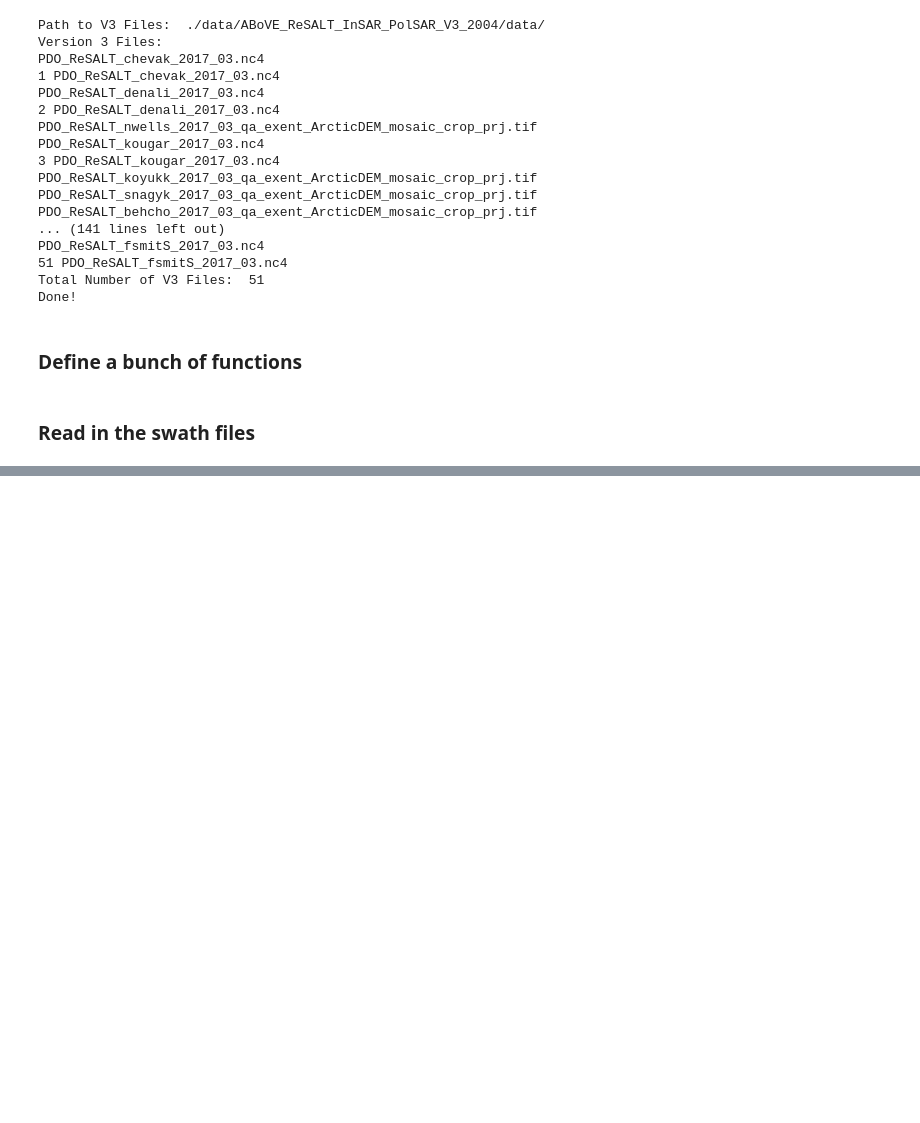
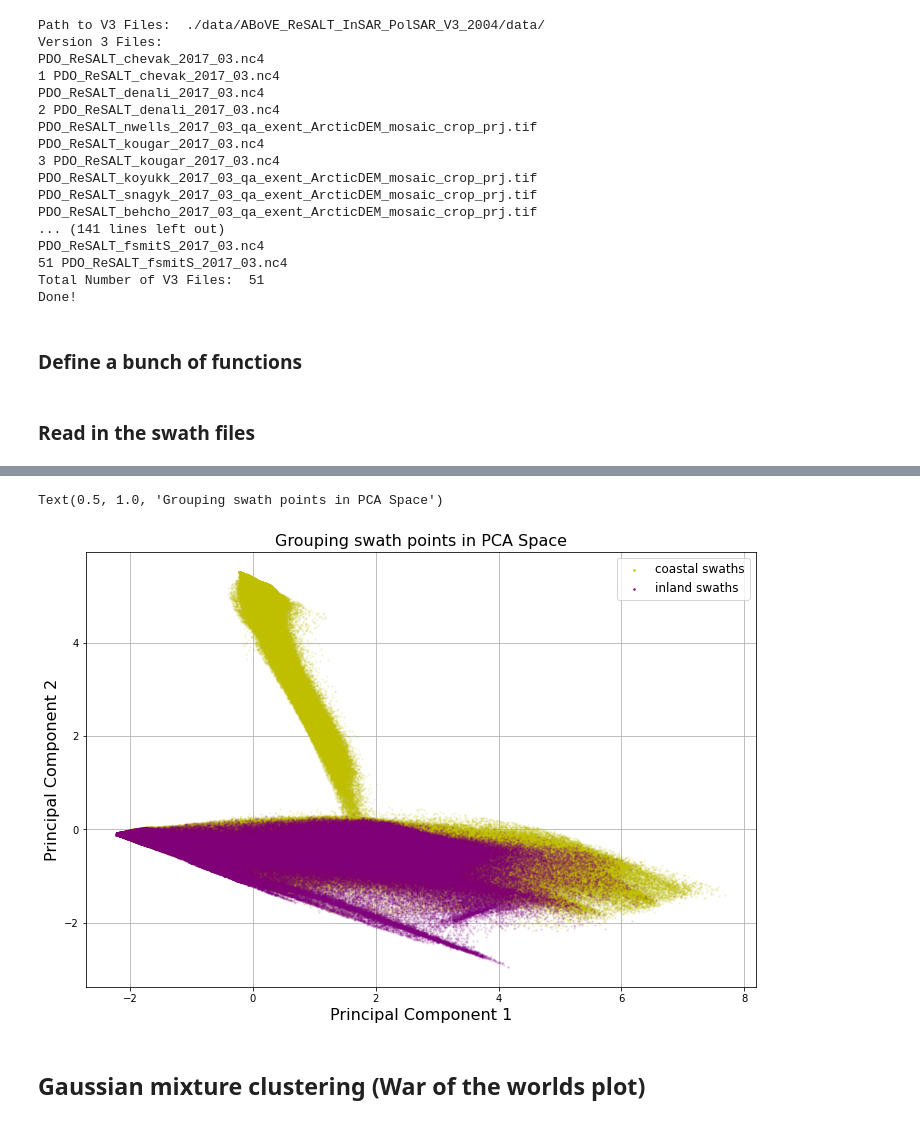
Before and after one commit to mmorphew/ess_224_project, a Jupyter notebook: PDO_Paper_2.ipynb, the cells around one changed output, grey strips where cells are left out. Cells and saved outputs as stored; diff of their text form; code cells hidden in the pictures; blank space fills up the shorter version.

```diff
--- a/PDO_Paper_2.ipynb
+++ b/PDO_Paper_2.ipynb
@@ -1540,7 +1261,0 @@ print(min(lon))
-# %%
-pca_array = np.array([lon, lat, alt, sub, demvec, slovec, aspvec]).T
-rows_to_keep = []
-for row_index in range(len(missing_array)):
-    if np.all(pca_array[row_index]>-130):
-        rows_to_keep.append(row_index)
-pca_array = pca_array[rows_to_keep]
@@ -1599,0 +1845,18 @@ plt.scatter(pca_array[:,0], pca_array[:,1], c=pca_array[:,4], s=1)
+# %%
+plt.figure(figsize=(12,8))
+plt.scatter(pca_out_array[total_group_label==0][:,0], pca_out_array[total_group_label==0][:,1],
+            c='y', alpha=0.1, s=2, zorder=2, label='coastal swaths')
+plt.scatter(pca_out_array[total_group_label==1][:,0], pca_out_array[total_group_label==1][:,1],
+            c='purple', alpha=0.1, s=2, zorder=4, label='inland swaths')
+leg = plt.legend(fontsize=12)
+for lh in leg.legendHandles:
+    lh.set_alpha(1)
+plt.grid()
+plt.xlabel("Principal Component 1", fontsize=16)
+plt.ylabel("Principal Component 2", fontsize=16)
+plt.title("Grouping swath points in PCA Space", fontsize=16)
+# %% [output]
+Text(0.5, 1.0, 'Grouping swath points in PCA Space')
+[figure, added]
+# %% [markdown]
+## Gaussian mixture clustering (War of the worlds plot)
```
Also changed, not shown: parts of 51 cells of this notebook, 8 other files.
